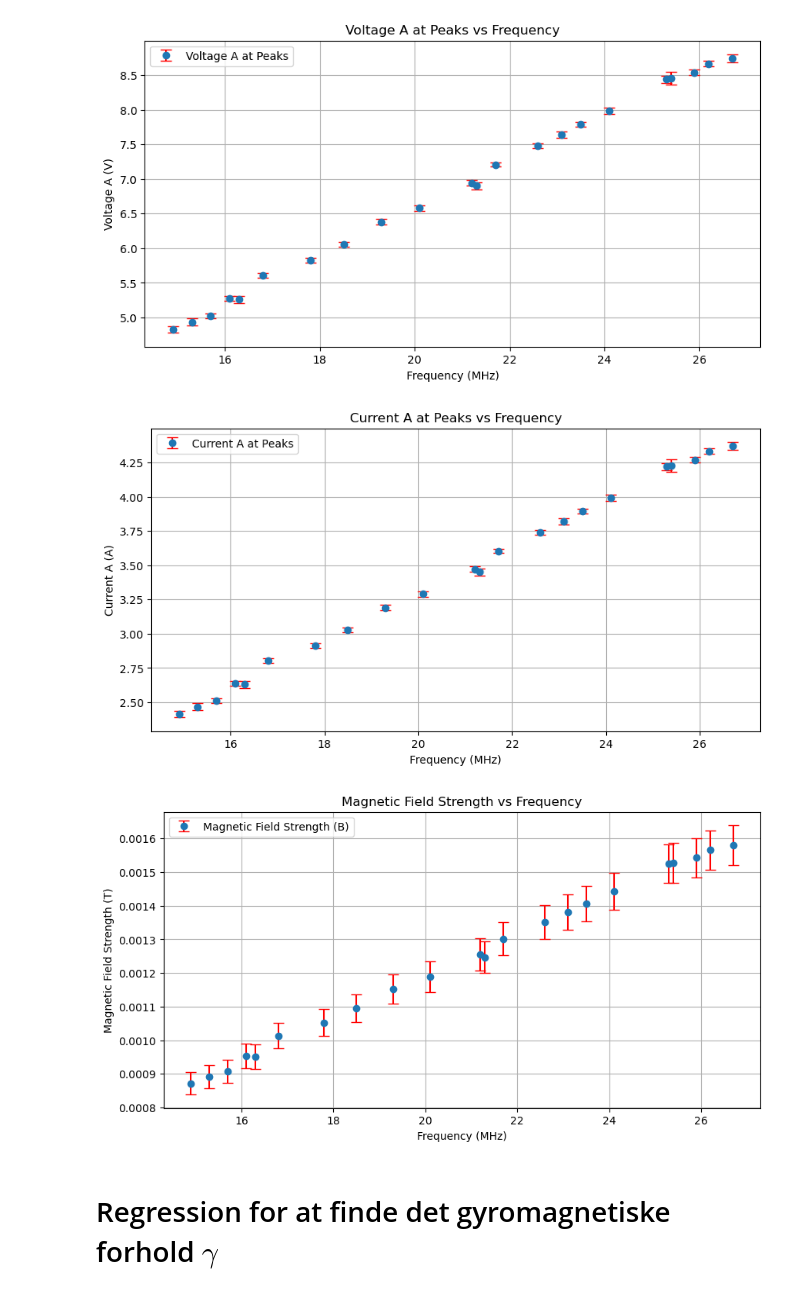
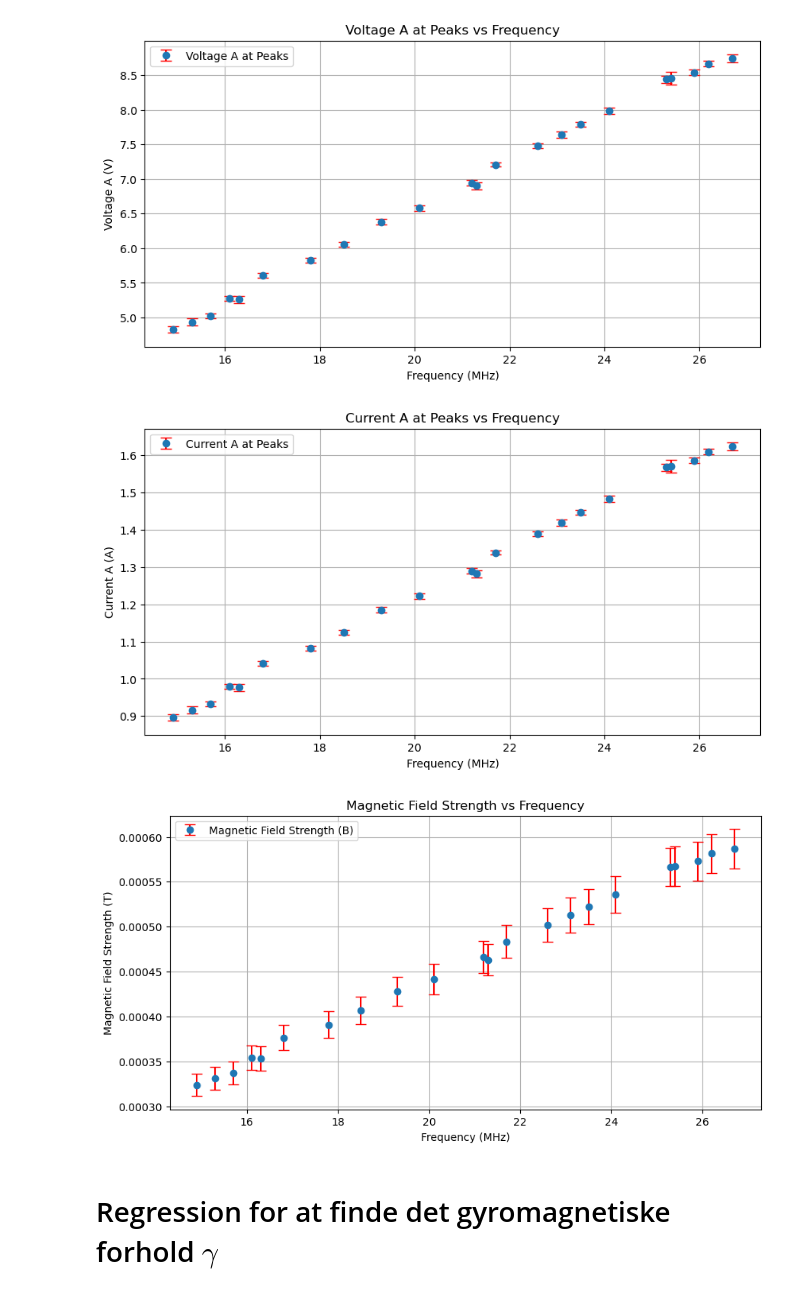
Before and after one commit to Focus9752/Kvant2-lab, a Jupyter notebook: dataanalyse.ipynb, the cells around one changed output. Drawn from its saved outputs; the diff is of its cells as text; code cells hidden in the pictures.

```diff
--- a/dataanalyse.ipynb
+++ b/dataanalyse.ipynb
@@ -203,35 +203,35 @@ Fandt 12 peaks i 'CSV_data/26.7 MHz.csv'
 # Omregning til strøm
 current_A_averages = []
 current_A_errors = []
 
-R_LB = 0  # ohm
+R_LB = 5  # ohm
 R_HH = 2  # ohm
 
 sigma_R_HH = 0.001  # usikkerhed på modstand
 
 for i in range(len(voltage_A_averages)):
     V = voltage_A_averages[i]
     sigma_V = voltage_A_errors[i]
     I = voltage_to_current(V, R_LB=R_LB, R_HH=R_HH, sigma_V=sigma_V, sigma_R_HH=sigma_R_HH)
     I_error = current_error(V, R_LB=R_LB, R_HH=R_HH, sigma_V=sigma_V, sigma_R_HH=sigma_R_HH)
     current_A_averages.append(I)
     current_A_errors.append(I_error)
 
 # Konverter til numpy arrays for nemmere håndtering
 current_A_averages = np.array(current_A_averages)
 current_A_errors = np.array(current_A_errors)
 
 # Plot resultaterne
 plt.figure(figsize=(10, 5))
 plt.errorbar(frequency_list, current_A_averages, yerr=current_A_errors, fmt='o', label='Current A at Peaks', ecolor='red', capsize=5)
 plt.xlabel('Frequency (MHz)')
 plt.ylabel('Current A (A)')
 plt.title('Current A at Peaks vs Frequency')
 plt.legend()
 plt.grid()
 plt.show()
 # %% [output]
-[figure, old version]
+[figure, new version]
 # %%
 # Omregning til magnetfeltsstyrke af magnetfeltet fra HH-spolen
 HH_B_averages = []
@@ -267,7 +267,7 @@ plt.grid()
 plt.legend()
 plt.show()
 # %% [output]
-[figure, old version]
+[figure, new version]
 # %% [markdown]
 # Regression for at finde det gyromagnetiske forhold $\gamma$
 # %%
```
Also changed, not shown: parts of 3 cells of this notebook.
